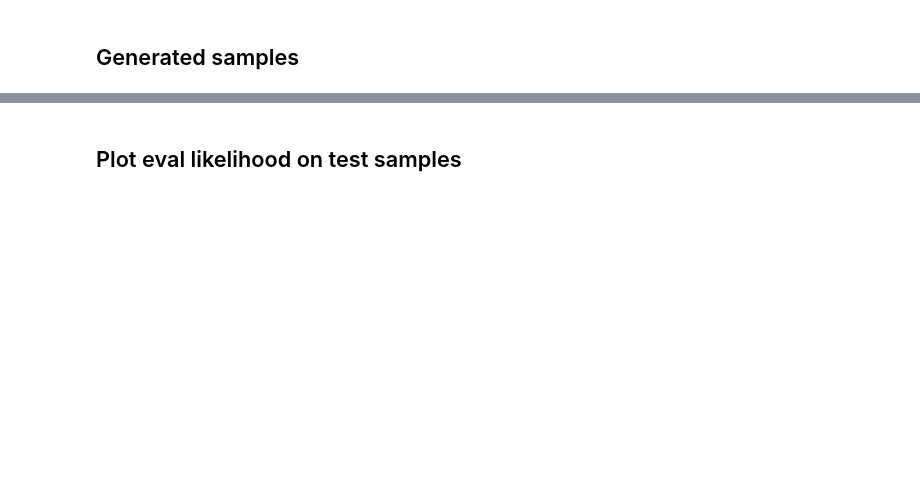
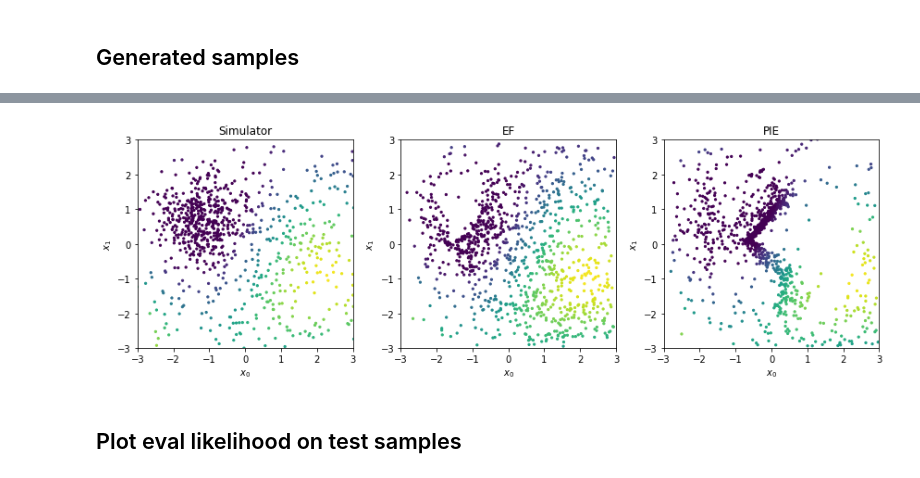
Before and after one commit to johannbrehmer/manifold-flow, a Jupyter notebook: experiments/notebooks/plot_power_results.ipynb, the cells around one changed output, grey strips where cells are left out. Cells and saved outputs as stored; diff of their text form; code cells hidden in the pictures; blank space fills up the shorter version.

```diff
--- a/experiments/notebooks/plot_power_results.ipynb
+++ b/experiments/notebooks/plot_power_results.ipynb
@@ -295,8 +302,8 @@ plt.savefig("../figures/generated_samples_3d_power.pdf")
 # %%
 cmin, cmax = -2., 2.
-boundary = 5.0
+boundary = 3.0
 run = 0
-n = 500
+n = 1000
 
 ncols = 3
 nrows = len(algo_labels) // ncols + 1
@@ -335,3 +340,4 @@ plt.savefig("../figures/generated_samples_2d_power.pdf")
+[figure, added]
 # %% [markdown]
 ## Plot eval likelihood on test samples
 # %%
```
Also changed, not shown: parts of 19 cells of this notebook, 14 other files.
